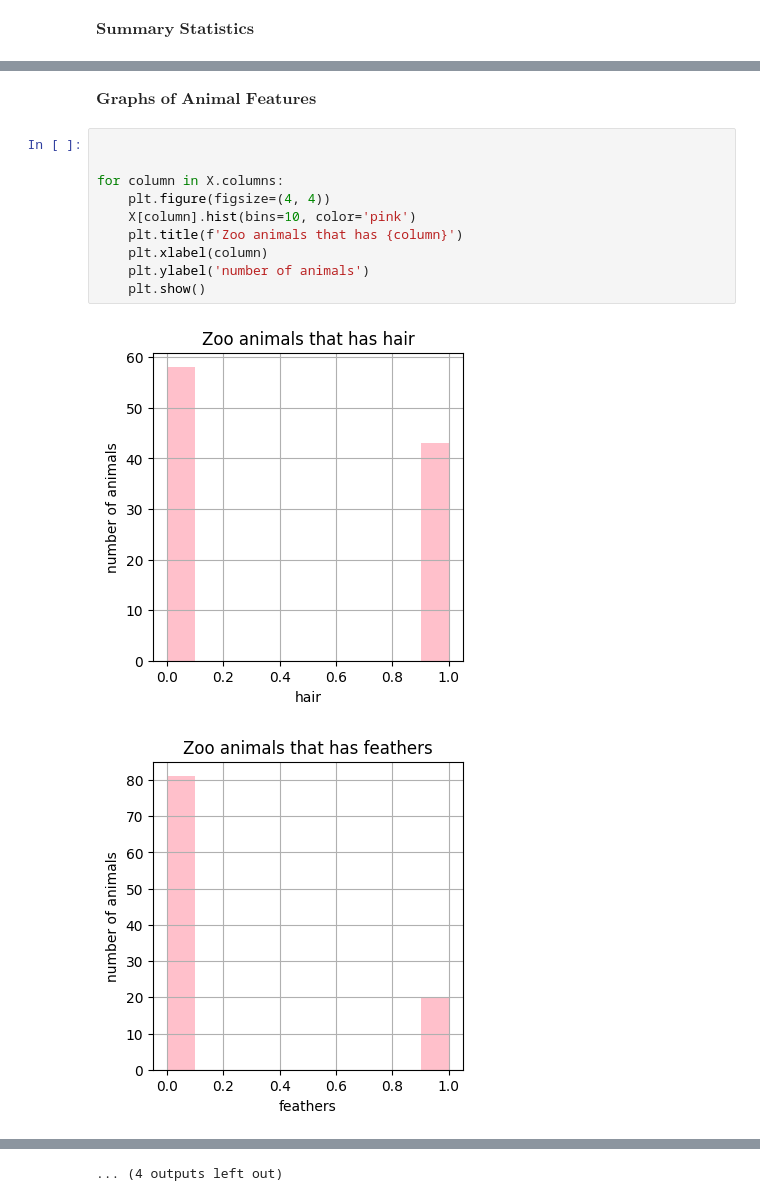
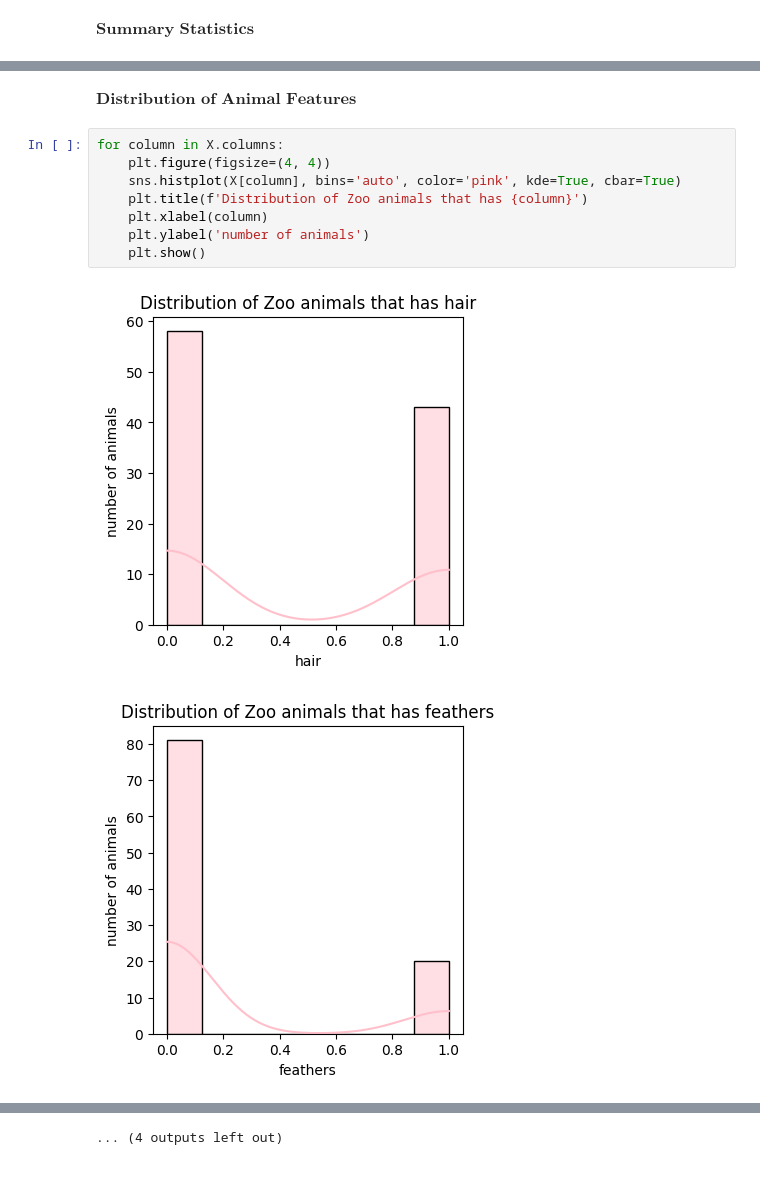
Before and after one commit to MoiKalyr/DATA_ANALYTICS, a Jupyter notebook: Lecture_1/Capao_Assignment_1.ipynb, the cells around one changed output, grey strips where cells are left out. Saved outputs shown, nothing was run; the diff lists cells and outputs as text.

Commit message:
editted hist

```diff
--- a/Lecture_1/Capao_Assignment_1.ipynb
+++ b/Lecture_1/Capao_Assignment_1.ipynb
@@ -85,15 +73,13 @@ max      8.000000    1.000000    1.000000    1.000000
 # %% [markdown]
-$\textbf{Graphs of Animal Features}$
+$\textbf{Distribution of Animal Features}$
 # %%
-
-
 for column in X.columns:
     plt.figure(figsize=(4, 4))
-    X[column].hist(bins=10, color='pink')
-    plt.title(f'Zoo animals that has {column}')
+    sns.histplot(X[column], bins='auto', color='pink', kde=True, cbar=True)
+    plt.title(f'Distribution of Zoo animals that has {column}')
     plt.xlabel(column)
     plt.ylabel('number of animals')
     plt.show()
 # %% [output]
-[figure, old version]
+[figure, new version]
-[figure, old version]
+[figure, new version]
```
Also changed, not shown: parts of 6 cells of this notebook.
